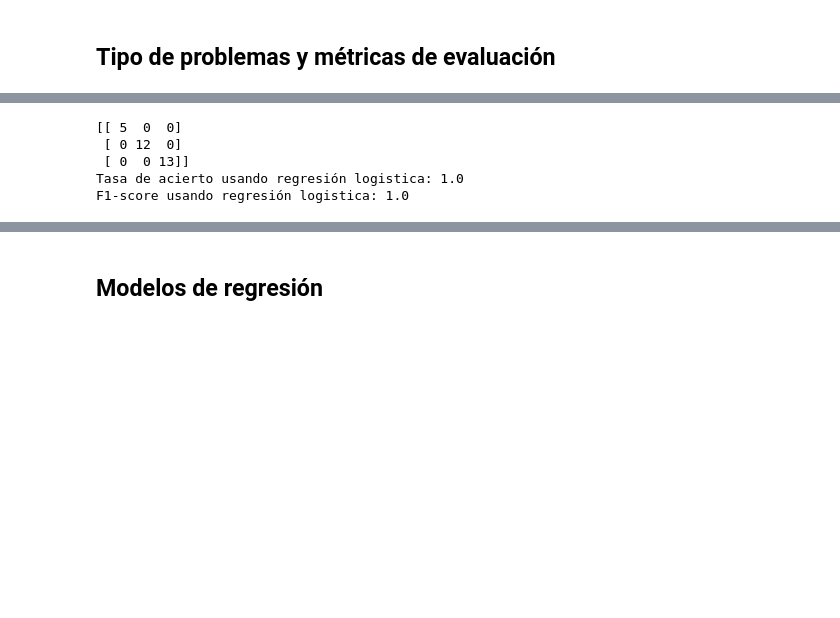
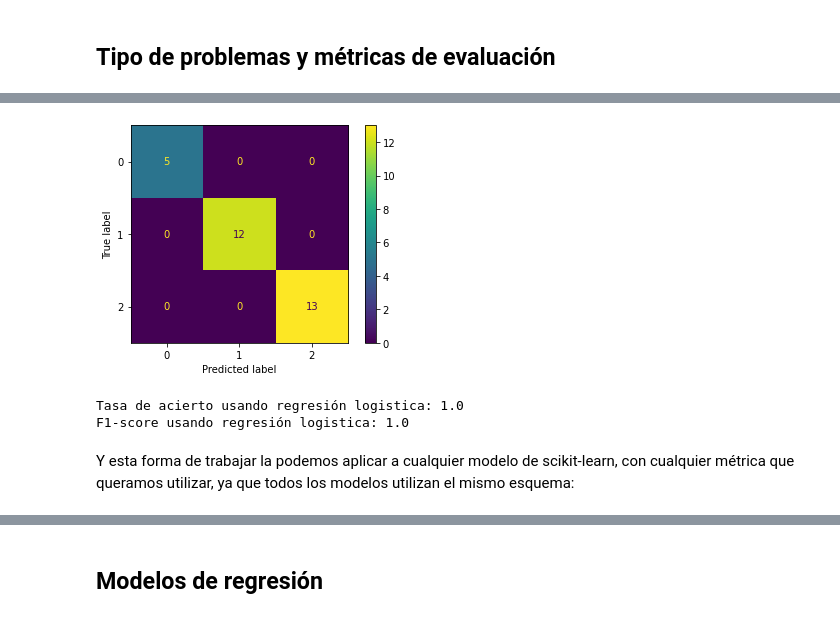
Before and after one commit to advy99/taller_osl_sklearn, a Jupyter notebook: notebook_taller.ipynb, the cells around one changed output, grey strips where cells are left out. Drawn from its saved outputs; the diff is of its cells as text; code cells hidden in the pictures; blank space fills up the shorter version.

```diff
--- a/notebook_taller.ipynb
+++ b/notebook_taller.ipynb
@@ -641,23 +668,25 @@ import sklearn.ensemble
 # %%
 modelo_regresion_logistica = skl.linear_model.LogisticRegression()
 
 modelo_regresion_logistica.fit(x_train_iris, y_train_iris)
 
 predicciones_regresion_logistica = modelo_regresion_logistica.predict(x_test_iris)
 
 accuracy_regresion_logistica = skl.metrics.accuracy_score(predicciones_regresion_logistica, y_test_iris)
 f1_regresion_logistica = skl.metrics.f1_score(predicciones_regresion_logistica, y_test_iris, average = "micro")
 matriz_confusion = skl.metrics.confusion_matrix(predicciones_regresion_logistica, y_test_iris)
 
-print(matriz_confusion)
+mc_plot = sklearn.metrics.ConfusionMatrixDisplay(matriz_confusion)
+mc_plot.plot()
+plt.show()
 print("Tasa de acierto usando regresión logistica:", accuracy_regresion_logistica)
 print("F1-score usando regresión logistica:", f1_regresion_logistica)
 # %% [output]
+[figure, added]
-[[ 5  0  0]
- [ 0 12  0]
- [ 0  0 13]]
 Tasa de acierto usando regresión logistica: 1.0
 F1-score usando regresión logistica: 1.0
+# %% [markdown]
+Y esta forma de trabajar la podemos aplicar a cualquier modelo de scikit-learn, con cualquier métrica que queramos utilizar, ya que todos los modelos utilizan el mismo esquema:
 # %%
 def ajustar_evaluar_modelo(x_train, x_test, y_train, y_test, modelos, metricas = [skl.metrics.accuracy_score], mostrar_matriz_confusion = True):
 
```
Also changed, not shown: parts of 23 cells of this notebook.
